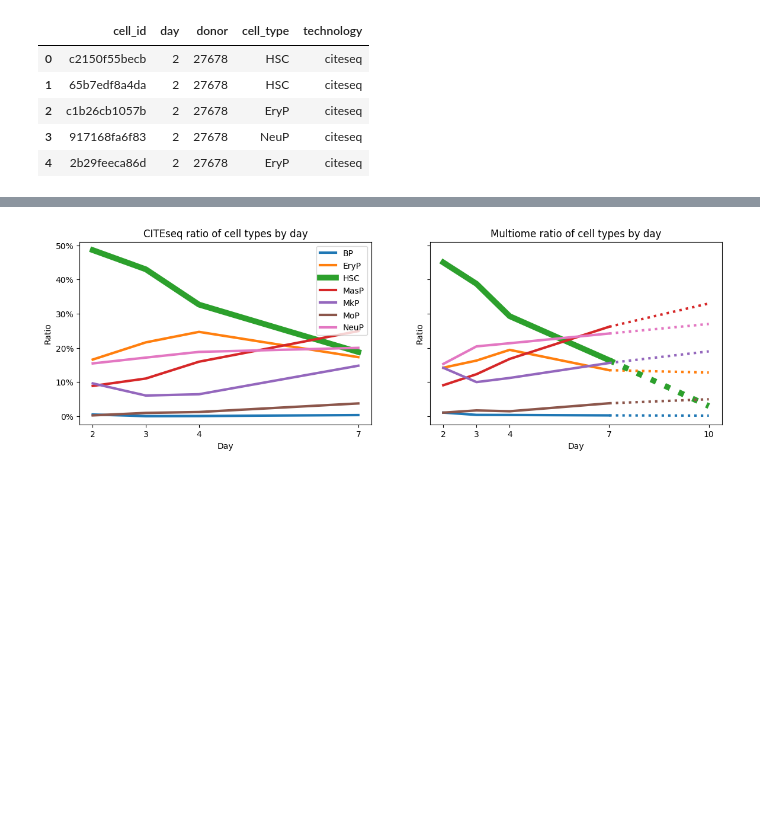
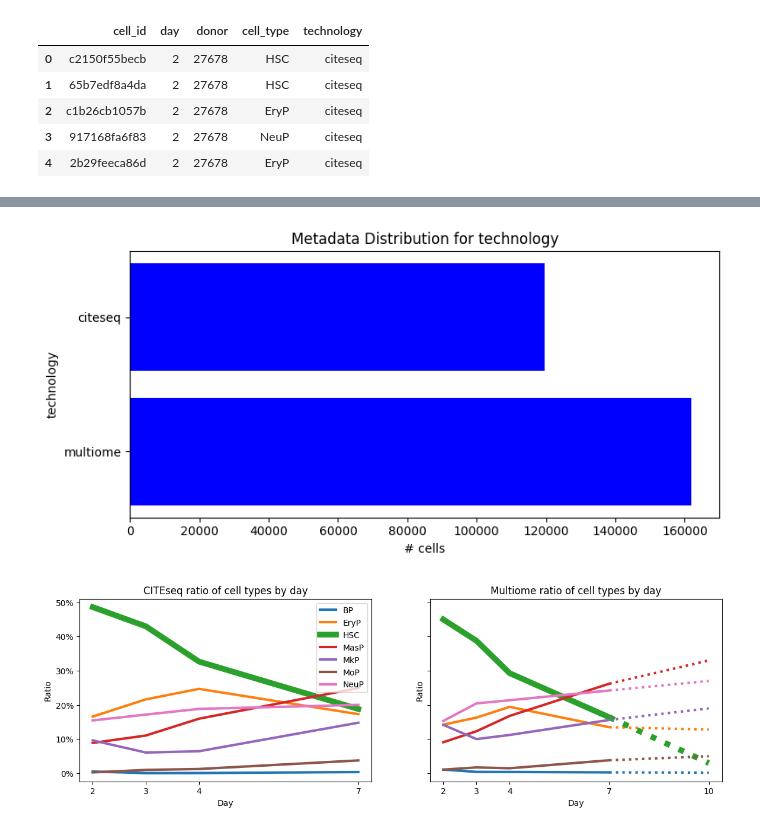
Before and after one commit to chrenx/mini-proj-nus, a Jupyter notebook: data_analysis.ipynb, the cells around one changed output, grey strips where cells are left out. Saved outputs shown, nothing was run; the diff lists cells and outputs as text; code cells hidden in the pictures; blank space fills up the shorter version.

```diff
--- a/data_analysis.ipynb
+++ b/data_analysis.ipynb
@@ -84,3 +119,20 @@ plt.show()
+# %%
+fig, ax = plt.subplots(figsize=(8, 4))  # Adjusted the figure size for a single plot
+
+# Filter and sort only the 'day' column
+vc = df_meta['technology'].astype(str).value_counts()
+vc.sort_index(key=lambda x: x.astype(str), ascending=False, inplace=True)
+
+# Plotting the 'day' column with blue color
+ax.barh(vc.index, vc, color='blue')
+ax.set_ylabel('technology')
+ax.set_xlabel('# cells')
+ax.set_title('Metadata Distribution for technology')
+
+plt.tight_layout()
+plt.show()
+# %% [output]
+[figure, added]
 # %%
 df_meta_cite = df_meta[df_meta.technology=="citeseq"]
 df_meta_multi = df_meta[df_meta.technology=="multiome"]
```
Also changed, not shown: parts of 6 cells of this notebook, 23 other files.
